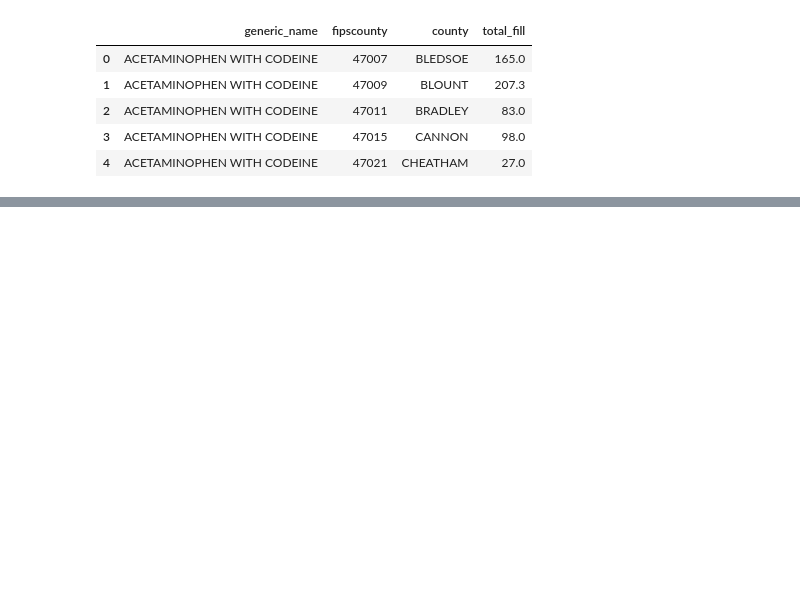
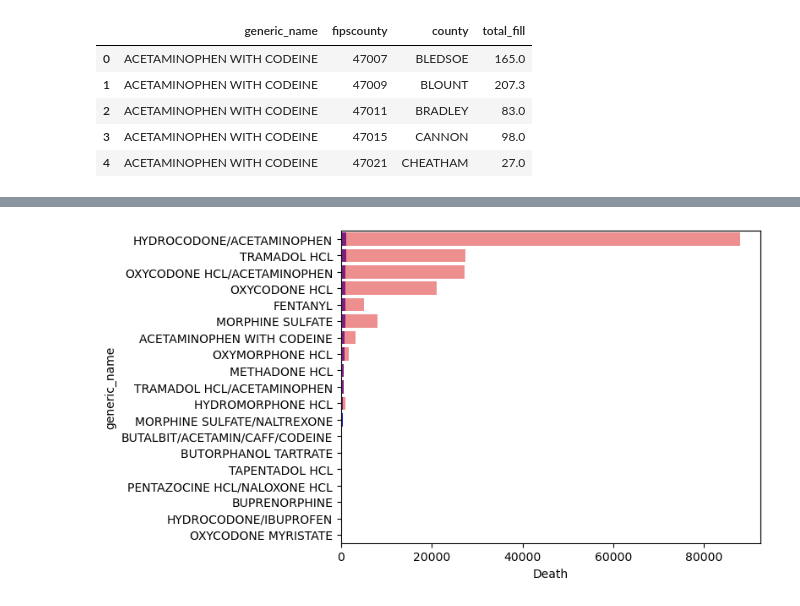
Before and after one commit to NSS-Data-Analytics-Cohort-14/prescribers-python-da14-panda_monium, a Jupyter notebook: notebooks/prescribers.ipynb, the cells around one changed output, grey strips where cells are left out. Drawn from its saved outputs; the diff is of its cells as text; code cells hidden in the pictures; blank space fills up the shorter version.

Commit message:
Q5_chart

```diff
--- a/notebooks/prescribers.ipynb
+++ b/notebooks/prescribers.ipynb
@@ -255,0 +246,5 @@ prescription_county_tn.head()
+# %%
+#death by county
+death_county = (county_over_death.groupby(['fipscounty']).agg(total_death=('total_death', 'sum'))
+                         .sort_values('total_death', ascending=False).reset_index())
+death_county.head(5)
@@ -312,0 +284,9 @@ Text(0.5, 1.0, 'Total  death by county and associated opioid drugs')
+# %%
+#join the two tables to compare death by county and opioid drug usage by county
+opioid_county['fipscounty'] = opioid_county['fipscounty'].astype('int')
+opioid_county['fipscounty'] = opioid_county['fipscounty'].astype('int')
+county_opioid_death = pd.merge(left = death_county ,
+                               right = opioid_county,
+                               how = 'left',
+                               on = 'fipscounty')
+county_opioid_death.head(50)
@@ -312,0 +311,5 @@ Text(0.5, 1.0, 'Total  death by county and associated opioid drugs')
+# %%
+#
+opioid_death = county_opioid_death.groupby('generic_name').agg(Death = ('total_death', 'sum'),
+                                            Total_refill = ('total_fill','sum')).sort_values('Death', ascending = False).reset_index()
+opioid_death.head()
@@ -312,0 +323,10 @@ Text(0.5, 1.0, 'Total  death by county and associated opioid drugs')
+# %%
+fig, ax = plt.subplots()
+
+## plot for deaths by year
+sns.barplot(ax=ax,data = opioid_death, y = 'generic_name', x = 'Death', orient='h', alpha = 1, color = "blue")
+sns.barplot(ax=ax,data = opioid_death, y = 'generic_name', x = 'Total_refill', orient='h', alpha = 0.5, color = "red")
+
+plt.show()
+# %% [output]
+[figure, added]
```
Also changed, not shown: parts of 12 cells of this notebook.
